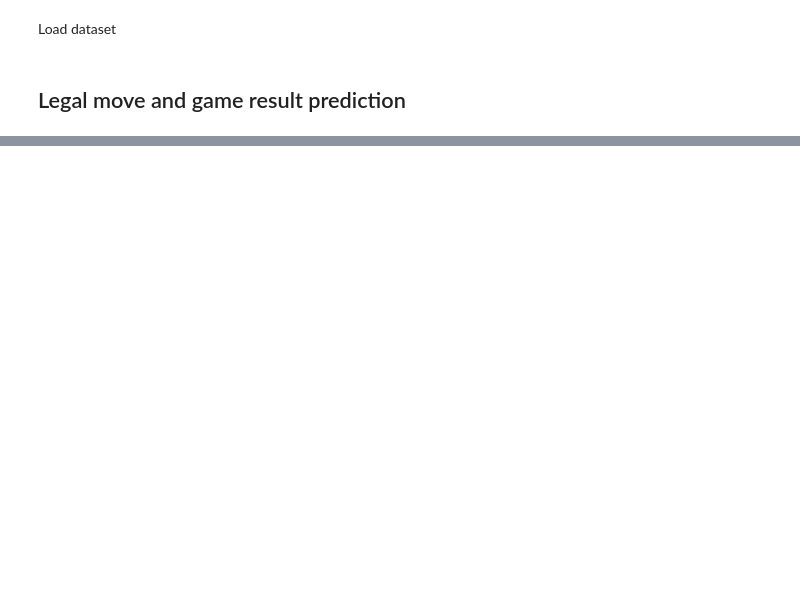
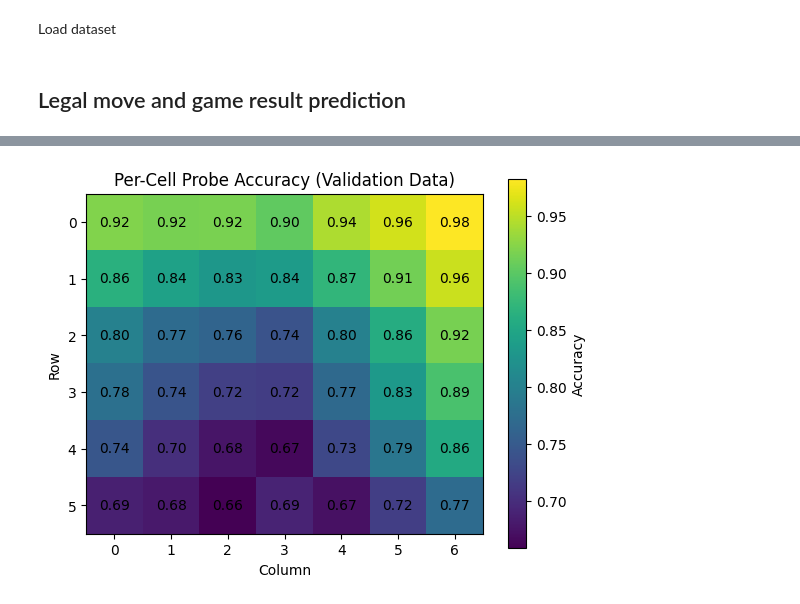
Before and after one commit to stanely1/Connect-Four-GPT, a Jupyter notebook: test_output.ipynb, the cells around one changed output, grey strips where cells are left out. Cells and saved outputs as stored; diff of their text form; code cells hidden in the pictures; blank space fills up the shorter version.

```diff
--- a/test_output.ipynb
+++ b/test_output.ipynb
@@ -128,0 +332,7 @@ Game result predicted (training data): 15101/18000 (83.89%)
+# %%
+val_dataset = torch.utils.data.TensorDataset(val_X, val_Y)
+val_loader = torch.utils.data.DataLoader(
+    val_dataset,
+    batch_size=batch_size,
+    shuffle=True
+)
@@ -128,0 +348,4 @@ Game result predicted (training data): 15101/18000 (83.89%)
+# %%
+plot_board_heatmap(val_acc, 'Validation Data')
+# %% [output]
+[figure, added]
```
Also changed, not shown: parts of 27 cells of this notebook.
